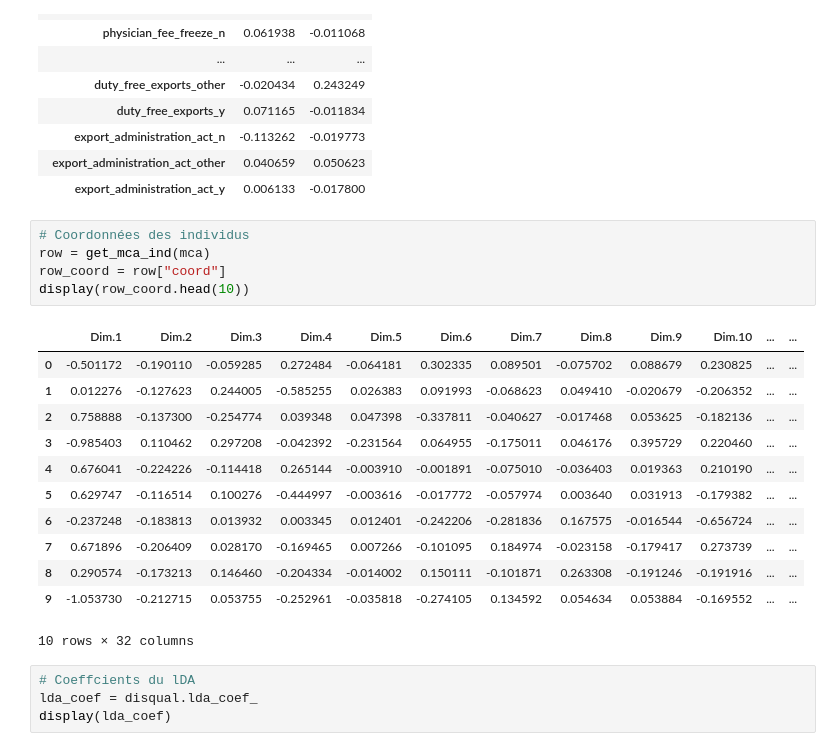
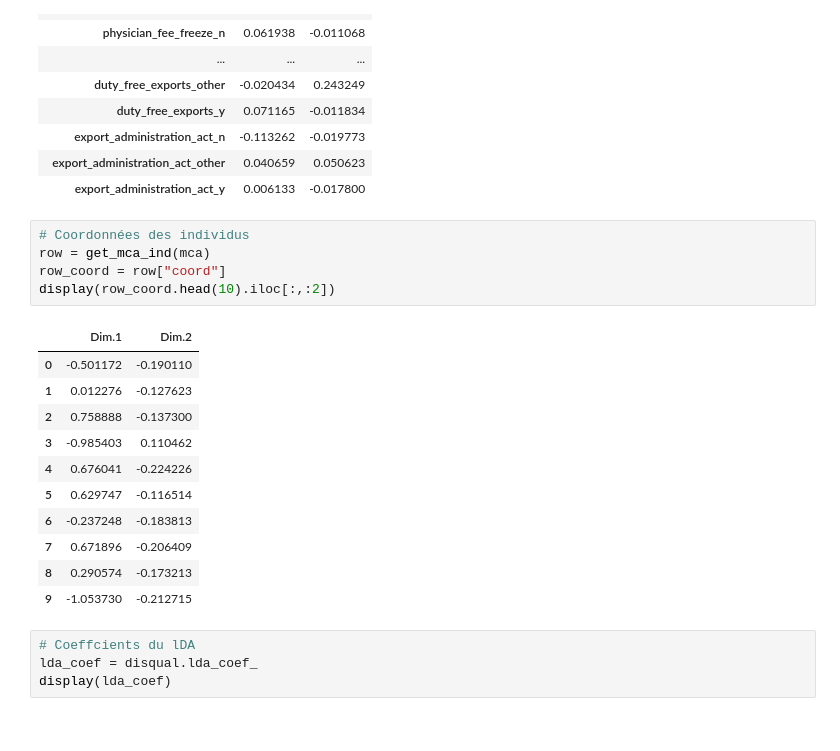
Before and after one commit to enfantbenidedieu/scientisttools, a Jupyter notebook: disqual_example.ipynb, the cells around one changed output. Cells and saved outputs as stored; diff of their text form.

```diff
--- a/discqual_example.ipynb
+++ b/disqual_example.ipynb
@@ -262,21 +262,20 @@ display(fproj.iloc[:,:2])
 # %%
 # Coordonnées des individus
 row = get_mca_ind(mca)
 row_coord = row["coord"]
-display(row_coord.head(10))
+display(row_coord.head(10).iloc[:,:2])
 # %% [output]
-|  | Dim.1 | Dim.2 | Dim.3 | Dim.4 | Dim.5 | Dim.6 | Dim.7 | Dim.8 | Dim.9 | Dim.10 | ... | ... |
-| 0 | -0.501172 | -0.190110 | -0.059285 | 0.272484 | -0.064181 | 0.302335 | 0.089501 | -0.075702 | 0.088679 | 0.230825 | ... | ... |
-| 1 | 0.012276 | -0.127623 | 0.244005 | -0.585255 | 0.026383 | 0.091993 | -0.068623 | 0.049410 | -0.020679 | -0.206352 | ... | ... |
-| 2 | 0.758888 | -0.137300 | -0.254774 | 0.039348 | 0.047398 | -0.337811 | -0.040627 | -0.017468 | 0.053625 | -0.182136 | ... | ... |
-| 3 | -0.985403 | 0.110462 | 0.297208 | -0.042392 | -0.231564 | 0.064955 | -0.175011 | 0.046176 | 0.395729 | 0.220460 | ... | ... |
-| 4 | 0.676041 | -0.224226 | -0.114418 | 0.265144 | -0.003910 | -0.001891 | -0.075010 | -0.036403 | 0.019363 | 0.210190 | ... | ... |
-| 5 | 0.629747 | -0.116514 | 0.100276 | -0.444997 | -0.003616 | -0.017772 | -0.057974 | 0.003640 | 0.031913 | -0.179382 | ... | ... |
-| 6 | -0.237248 | -0.183813 | 0.013932 | 0.003345 | 0.012401 | -0.242206 | -0.281836 | 0.167575 | -0.016544 | -0.656724 | ... | ... |
-| 7 | 0.671896 | -0.206409 | 0.028170 | -0.169465 | 0.007266 | -0.101095 | 0.184974 | -0.023158 | -0.179417 | 0.273739 | ... | ... |
-| 8 | 0.290574 | -0.173213 | 0.146460 | -0.204334 | -0.014002 | 0.150111 | -0.101871 | 0.263308 | -0.191246 | -0.191916 | ... | ... |
-| 9 | -1.053730 | -0.212715 | 0.053755 | -0.252961 | -0.035818 | -0.274105 | 0.134592 | 0.054634 | 0.053884 | -0.169552 | ... | ... |
+|  | Dim.1 | Dim.2 |
+| 0 | -0.501172 | -0.190110 |
+| 1 | 0.012276 | -0.127623 |
+| 2 | 0.758888 | -0.137300 |
+| 3 | -0.985403 | 0.110462 |
+| 4 | 0.676041 | -0.224226 |
+| 5 | 0.629747 | -0.116514 |
+| 6 | -0.237248 | -0.183813 |
+| 7 | 0.671896 | -0.206409 |
+| 8 | 0.290574 | -0.173213 |
+| 9 | -1.053730 | -0.212715 |
-10 rows × 32 columns
 # %%
 # Coeffcients du lDA
 lda_coef = disqual.lda_coef_
```
Also changed, not shown: 6 other files.
